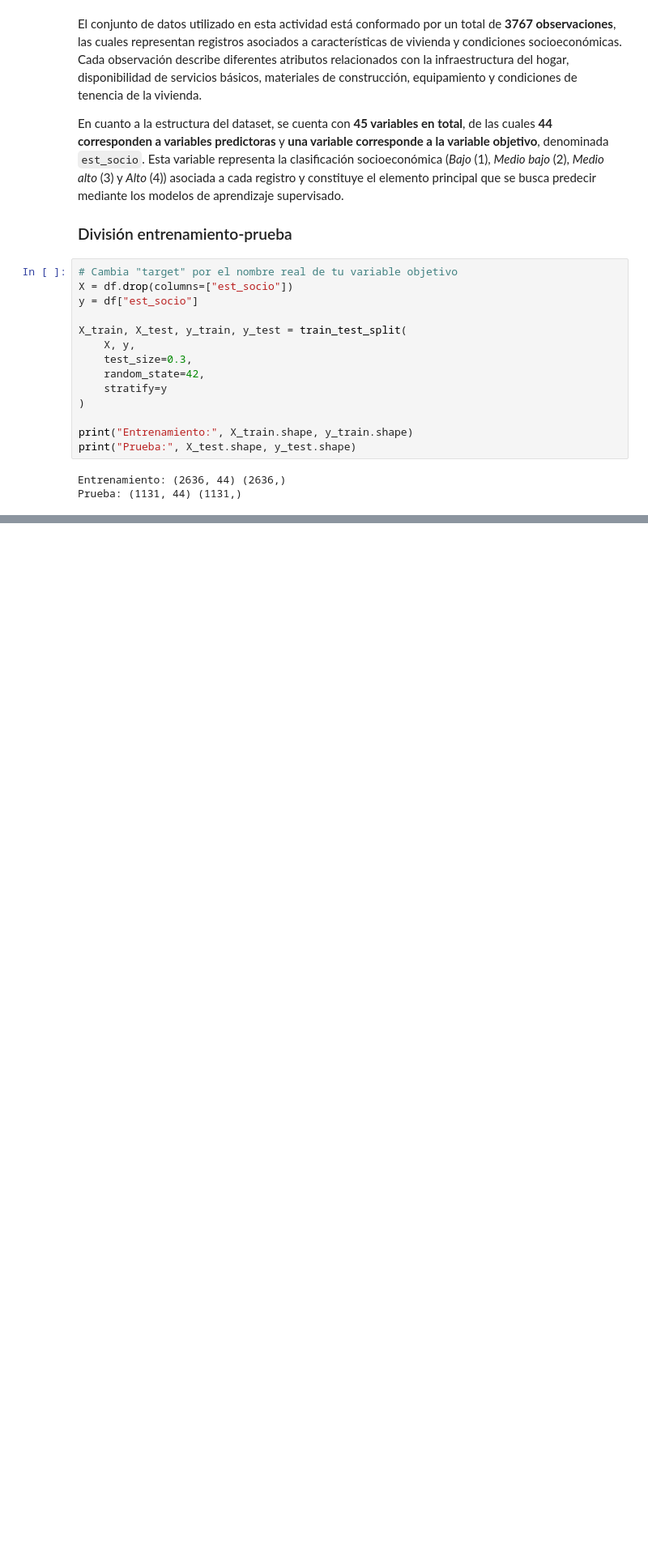
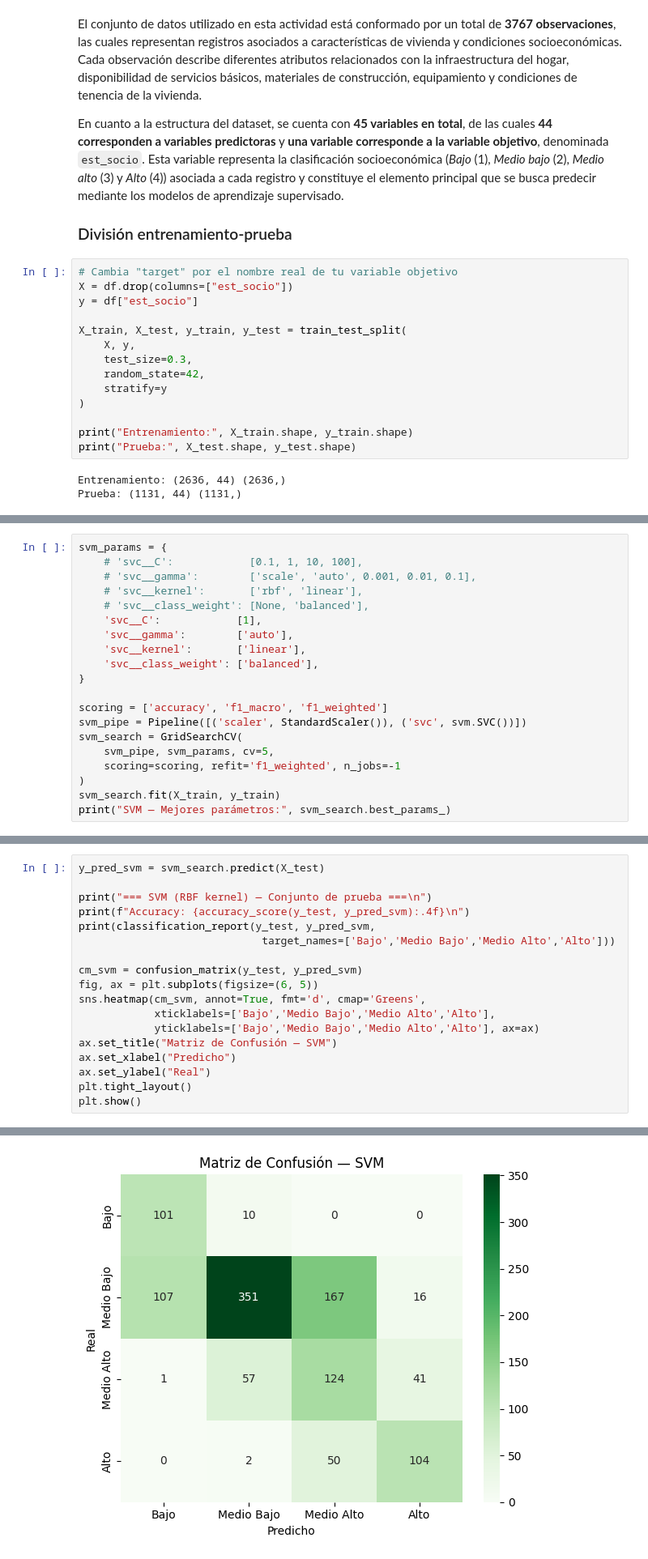
Before and after one commit to DiazPaz/ia_models, a Jupyter notebook: A2.3/main.ipynb, the cells around one changed output, grey strips where cells are left out. Shown at 81% size. Saved outputs shown, nothing was run; the diff lists cells and outputs as text; blank space fills up the shorter version.

```diff
--- a/A2.3/main.ipynb
+++ b/A2.3/main.ipynb
@@ -91,0 +191,20 @@ Prueba: (1131, 44) (1131,)
+# %%
+svm_params = {
+    # 'svc__C':            [0.1, 1, 10, 100],
+    # 'svc__gamma':        ['scale', 'auto', 0.001, 0.01, 0.1],
+    # 'svc__kernel':       ['rbf', 'linear'],
+    # 'svc__class_weight': [None, 'balanced'],
+    'svc__C':            [1],
+    'svc__gamma':        ['auto'],
+    'svc__kernel':       ['linear'],
+    'svc__class_weight': ['balanced'],
+}
+
+scoring = ['accuracy', 'f1_macro', 'f1_weighted']
+svm_pipe = Pipeline([('scaler', StandardScaler()), ('svc', svm.SVC())])
+svm_search = GridSearchCV(
+    svm_pipe, svm_params, cv=5,
+    scoring=scoring, refit='f1_weighted', n_jobs=-1
+)
+svm_search.fit(X_train, y_train)
+print("SVM — Mejores parámetros:", svm_search.best_params_)
@@ -220,0 +372,19 @@ Pipeline(steps=[('standardscaler', StandardScaler()),
+# %%
+y_pred_svm = svm_search.predict(X_test)
+
+print("=== SVM (RBF kernel) — Conjunto de prueba ===\n")
+print(f"Accuracy: {accuracy_score(y_test, y_pred_svm):.4f}\n")
+print(classification_report(y_test, y_pred_svm,
+                             target_names=['Bajo','Medio Bajo','Medio Alto','Alto']))
+
+cm_svm = confusion_matrix(y_test, y_pred_svm)
+fig, ax = plt.subplots(figsize=(6, 5))
+sns.heatmap(cm_svm, annot=True, fmt='d', cmap='Greens',
+            xticklabels=['Bajo','Medio Bajo','Medio Alto','Alto'],
+            yticklabels=['Bajo','Medio Bajo','Medio Alto','Alto'], ax=ax)
+ax.set_title("Matriz de Confusión — SVM")
+ax.set_xlabel("Predicho")
+ax.set_ylabel("Real")
+plt.tight_layout()
+plt.show()
+# %% [output]
@@ -220,0 +405 @@ Pipeline(steps=[('standardscaler', StandardScaler()),
+[figure, added]
```
Also changed, not shown: parts of 35 cells of this notebook, 1 other file.
